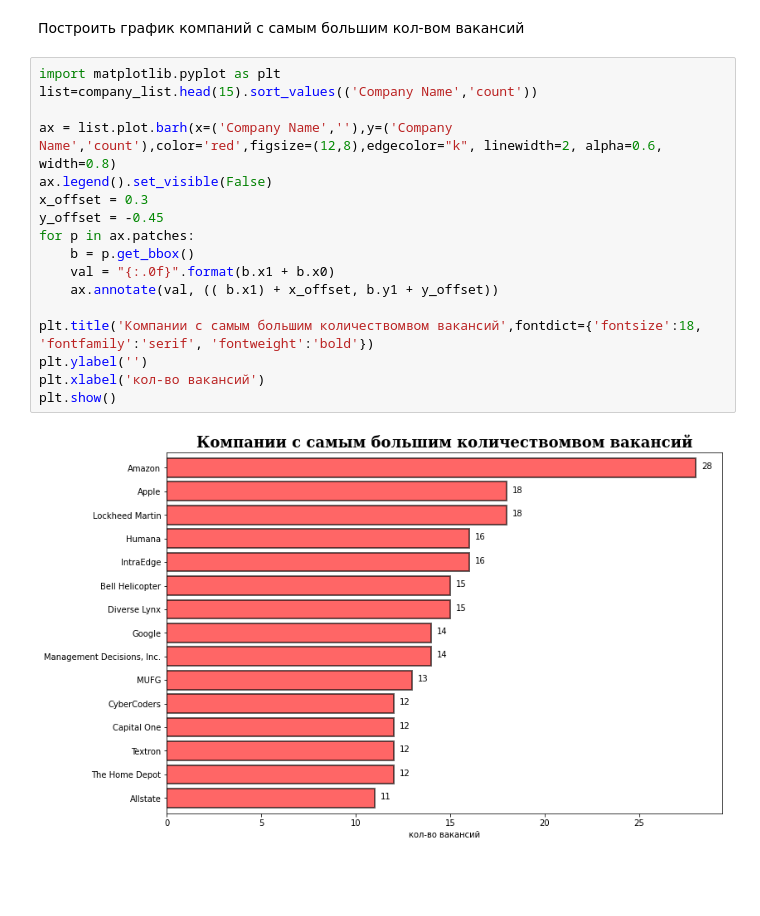
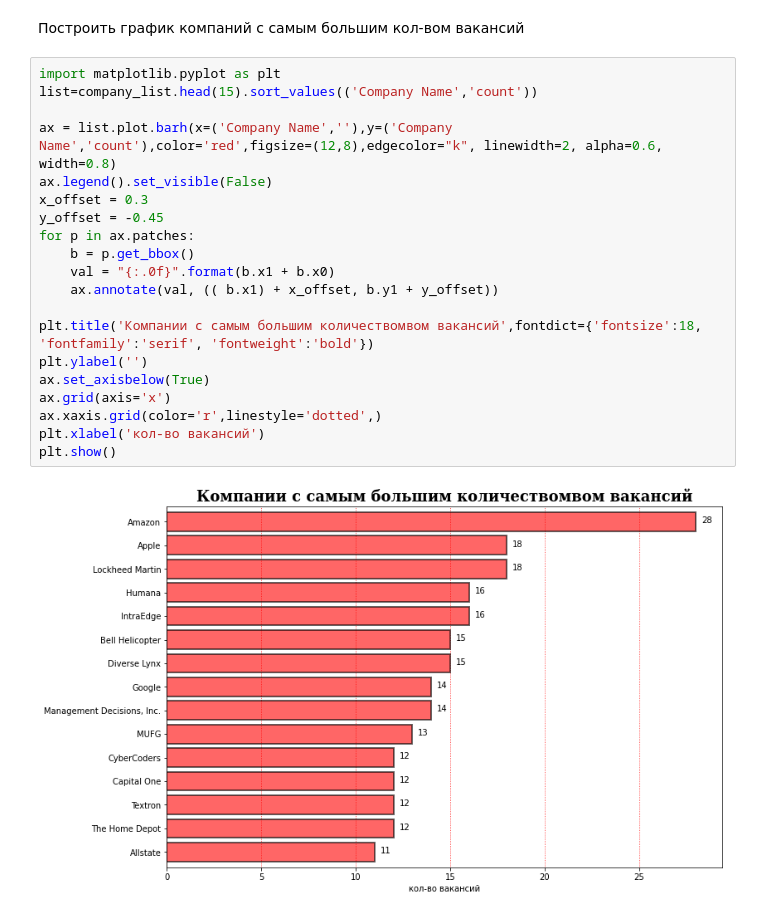
Before and after one commit to vzorspb/DE_Sprint, a Jupyter notebook: Task_1_6.ipynb, the cells around one changed output. Cells and saved outputs as stored; diff of their text form; blank space fills up the shorter version.

```diff
--- a/Task_1_6.ipynb
+++ b/Task_1_6.ipynb
@@ -21,19 +21,22 @@ dataset_size=len(df)
 # %%
 import matplotlib.pyplot as plt
 list=company_list.head(15).sort_values(('Company Name','count'))
 
 ax = list.plot.barh(x=('Company Name',''),y=('Company Name','count'),color='red',figsize=(12,8),edgecolor="k", linewidth=2, alpha=0.6, width=0.8)
 ax.legend().set_visible(False)
 x_offset = 0.3
 y_offset = -0.45
 for p in ax.patches:
     b = p.get_bbox()
     val = "{:.0f}".format(b.x1 + b.x0)
     ax.annotate(val, (( b.x1) + x_offset, b.y1 + y_offset))
 
 plt.title('Компании с самым большим количествомвом вакансий',fontdict={'fontsize':18, 'fontfamily':'serif', 'fontweight':'bold'})
 plt.ylabel('')
+ax.set_axisbelow(True)
+ax.grid(axis='x')
+ax.xaxis.grid(color='r',linestyle='dotted',)
 plt.xlabel('кол-во вакансий')
 plt.show()
 # %% [output]
-[figure, old version]
+[figure, new version]
```
